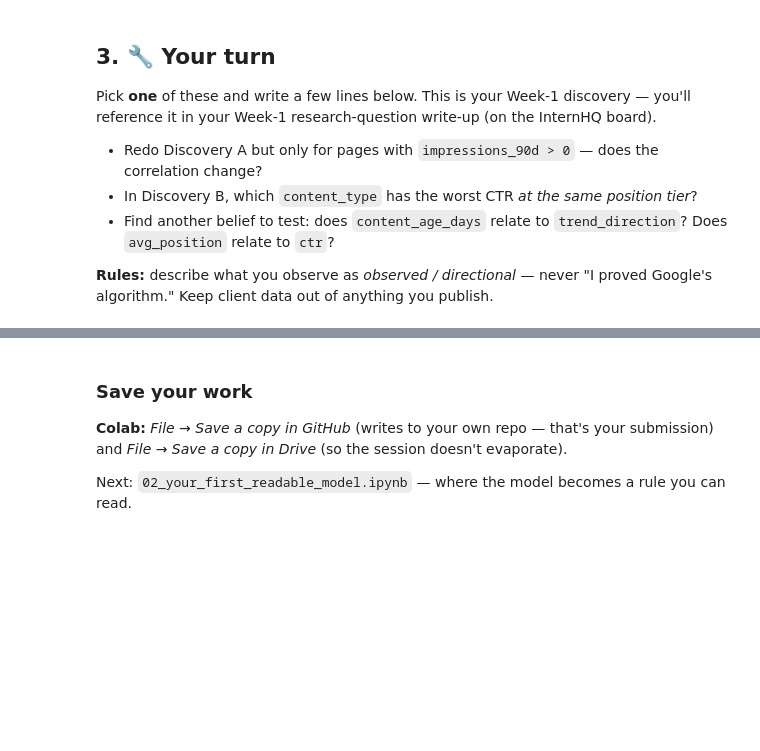
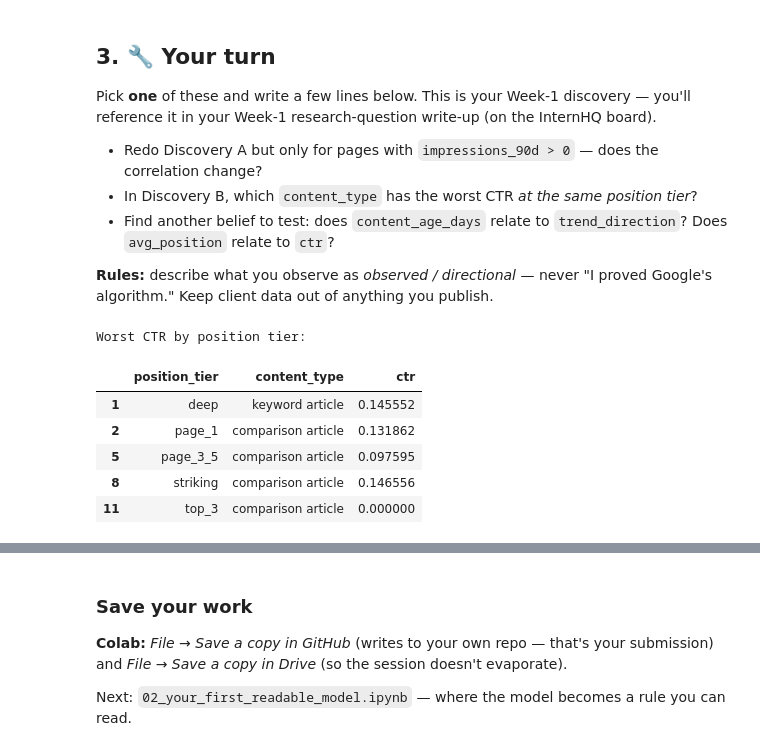
Before and after one commit to omar-alsayed1427/flyrank-ml-internship, a Jupyter notebook: notebooks/01_first_look_and_discovery.ipynb, the cells around one changed output, grey strips where cells are left out. Cells and saved outputs as stored; diff of their text form; code cells hidden in the pictures; blank space fills up the shorter version.

```diff
--- a/notebooks/01_first_look_and_discovery.ipynb
+++ b/notebooks/01_first_look_and_discovery.ipynb
@@ -101,0 +156,22 @@ Pick **one** of these and write a few lines below. This is your Week-1 discovery
+# %%
+# Your discovery here
+avg_ctr = (
+    df.groupby(["position_tier", "content_type"])["ctr"]
+      .mean()
+      .reset_index()
+)
+
+worst = avg_ctr.loc[
+    avg_ctr.groupby("position_tier")["ctr"].idxmin()
+]
+
+print("Worst CTR by position tier:")
+display(worst)
+# %% [output]
+Worst CTR by position tier:
+|  | position_tier | content_type | ctr |
+| 1 | deep | keyword article | 0.145552 |
+| 2 | page_1 | comparison article | 0.131862 |
+| 5 | page_3_5 | comparison article | 0.097595 |
+| 8 | striking | comparison article | 0.146556 |
+| 11 | top_3 | comparison article | 0.000000 |
```
Also changed, not shown: parts of 10 cells of this notebook.
